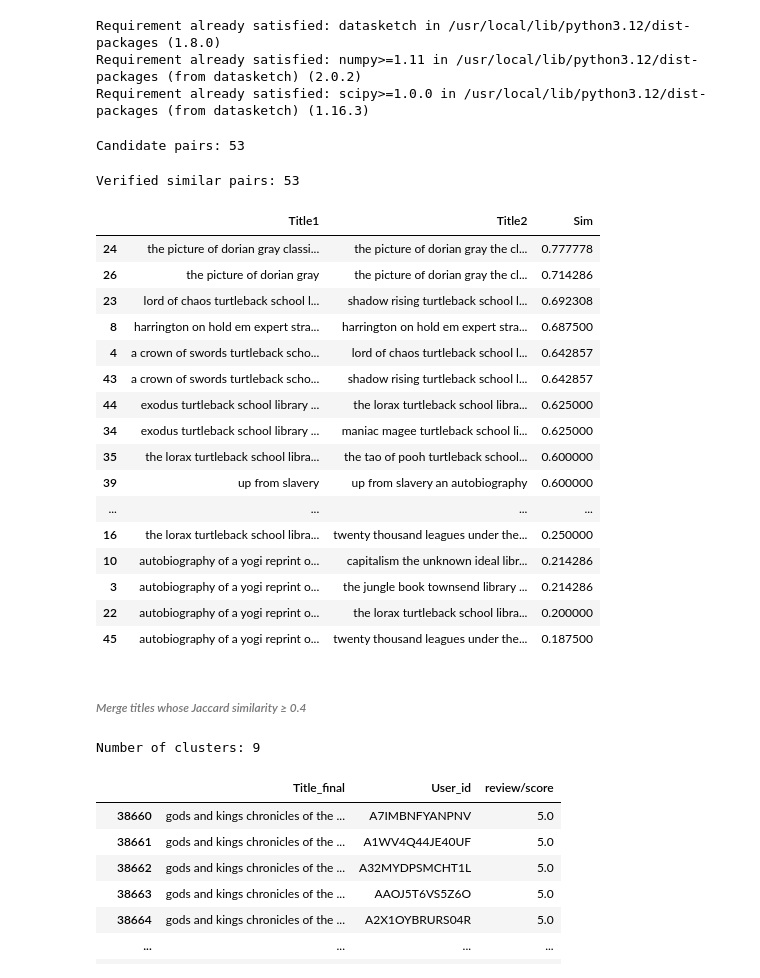
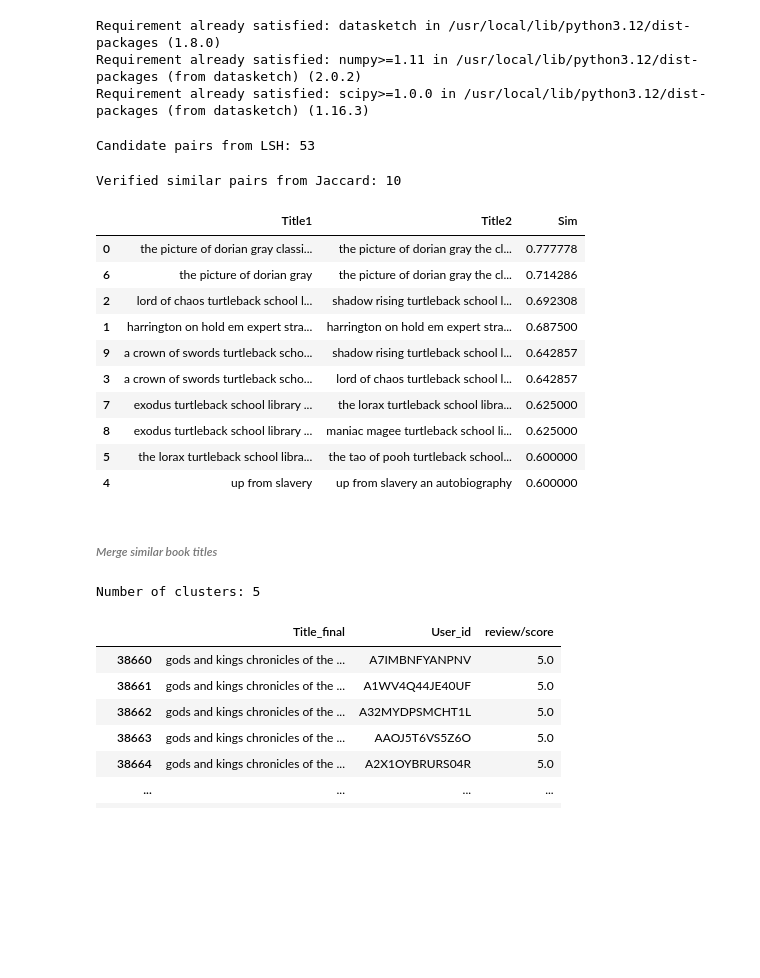
Before and after one commit to chihoang811/chihoang811, a Jupyter notebook: PageRank_based_Link_analysis_on_Books/Book_ratings_2.ipynb, the cells around one changed output. Drawn from its saved outputs; the diff is of its cells as text; code cells hidden in the pictures; blank space fills up the shorter version.

```diff
--- a/PageRank_based_Link_analysis_on_Books/Book_ratings_2.ipynb
+++ b/PageRank_based_Link_analysis_on_Books/Book_ratings_2.ipynb
@@ -72,8 +72,8 @@ USE_SUBSAMPLE = True
 MIN_RATING = 4 # keep onlybooks with score >= 4
 MIN_USERS_PER_BOOK = 81 # choose only books rated by at least 81 users
 MIN_SHARED_USERS_FOR_EDGES = 2 # edges are created only if for each pair of book there are at least 2 mutual users rating them
-JACC_THRESHOLD = 0.7
-LSH_THRESHOLD = 0.5
+JACC_THRESHOLD = 0.6 # minimum exact Jaccard similarity required to consider two book titles as similar
+LSH_THRESHOLD = 0.5 # similarity threshold used in the MinHash-based locality-sensitive hashing (LSH) stage to generate candidate pairs of similar titles
 NUM_PERM =128 # number of permutation
 # %% [markdown]
 ##### **3. Data Preprocessing with dataset *book_ratings***
@@ -191,61 +191,56 @@ lsh = MinHashLSH(
 for title, mh in minhashes.items():
     lsh.insert(title, mh)
 # %%
-# Retrieve similar titles
+# Retrieve similar titles by LSH
 candidate_pairs = set()
 
 for title, mh in minhashes.items():
     for candidate in lsh.query(mh):
-        if title != candidate:  # to avoid duplicates
-            candidate_pairs.add(tuple(sorted((title, candidate))))
+        if title == candidate:
+          continue
+        candidate_pairs.add(tuple(sorted((title, candidate))))
 
-print("Candidate pairs:", len(candidate_pairs))
+print("Candidate pairs from LSH:", len(candidate_pairs))
 # %% [output]
-Candidate pairs: 53
+Candidate pairs from LSH: 53
 # %%
 # Jaccard similarity function
 def jaccard_similarity(set1, set2):
-    union = set1 | set2
-    if not union:
-        return 1.0 #identical set
-    return len(set1 & set2) / len(union)
+    if not set1 and not set2:
+        return 0.0
+    return len(set1 & set2) / len(set1|set2)
 # %%
-# Apply Jaccard function
+# Apply Jaccard function to verify similar pairs
 similarities = []
 
 for t1, t2 in candidate_pairs:
     sim = jaccard_similarity(title_tokens[t1], title_tokens[t2])
-    similarities.append((t1, t2, sim))
+    if sim >= JACC_THRESHOLD:
+      similarities.append((t1, t2, sim))
 
-print("Verified similar pairs:", len(similarities))
+print("Verified similar pairs from Jaccard:", len(similarities))
 
 similar_df = pd.DataFrame(similarities, columns=['Title1', 'Title2', 'Sim']).sort_values("Sim", ascending=False)
 similar_df
 # %% [output]
-Verified similar pairs: 53
+Verified similar pairs from Jaccard: 10
 |  | Title1 | Title2 | Sim |
-| 24 | the picture of dorian gray classi... | the picture of dorian gray the cl... | 0.777778 |
-| 26 | the picture of dorian gray | the picture of dorian gray the cl... | 0.714286 |
-| 23 | lord of chaos turtleback school l... | shadow rising turtleback school l... | 0.692308 |
-| 8 | harrington on hold em expert stra... | harrington on hold em expert stra... | 0.687500 |
-| 4 | a crown of swords turtleback scho... | lord of chaos turtleback school l... | 0.642857 |
-| 43 | a crown of swords turtleback scho... | shadow rising turtleback school l... | 0.642857 |
-| 44 | exodus turtleback school library ... | the lorax turtleback school libra... | 0.625000 |
-| 34 | exodus turtleback school library ... | maniac magee turtleback school li... | 0.625000 |
-| 35 | the lorax turtleback school libra... | the tao of pooh turtleback school... | 0.600000 |
-| 39 | up from slavery | up from slavery an autobiography | 0.600000 |
-| ... | ... | ... | ... |
-| 16 | the lorax turtleback school libra... | twenty thousand leagues under the... | 0.250000 |
-| 10 | autobiography of a yogi reprint o... | capitalism the unknown ideal libr... | 0.214286 |
-| 3 | autobiography of a yogi reprint o... | the jungle book townsend library ... | 0.214286 |
-| 22 | autobiography of a yogi reprint o... | the lorax turtleback school libra... | 0.200000 |
-| 45 | autobiography of a yogi reprint o... | twenty thousand leagues under the... | 0.187500 |
+| 0 | the picture of dorian gray classi... | the picture of dorian gray the cl... | 0.777778 |
+| 6 | the picture of dorian gray | the picture of dorian gray the cl... | 0.714286 |
+| 2 | lord of chaos turtleback school l... | shadow rising turtleback school l... | 0.692308 |
+| 1 | harrington on hold em expert stra... | harrington on hold em expert stra... | 0.687500 |
+| 9 | a crown of swords turtleback scho... | shadow rising turtleback school l... | 0.642857 |
+| 3 | a crown of swords turtleback scho... | lord of chaos turtleback school l... | 0.642857 |
+| 7 | exodus turtleback school library ... | the lorax turtleback school libra... | 0.625000 |
+| 8 | exodus turtleback school library ... | maniac magee turtleback school li... | 0.625000 |
+| 5 | the lorax turtleback school libra... | the tao of pooh turtleback school... | 0.600000 |
+| 4 | up from slavery | up from slavery an autobiography | 0.600000 |
 # %% [markdown]
-###### *Merge titles whose Jaccard similarity ≥ 0.4*
+###### *Merge similar book titles*
 # %%
 # Build clusters of similar titles
-# Keep only pairs with Jaccard >= 0.4
-jaccard_filtered = similar_df[similar_df['Sim'] >= 0.4].copy()
+jaccard_filtered = similar_df[similar_df["Sim"] >= JACC_THRESHOLD].copy()
+
 
 clusters = []
 visited = set()
@@ -276,7 +271,7 @@ for t in pd.unique(jaccard_filtered[['Title1', 'Title2']].values.ravel()):
 
 print("Number of clusters:", len(clusters))
 # %% [output]
-Number of clusters: 9
+Number of clusters: 5
 # %%
 # Choose one canonical title per cluster
 def choose_canonical(group):
```
Also changed, not shown: parts of 7 cells of this notebook.
